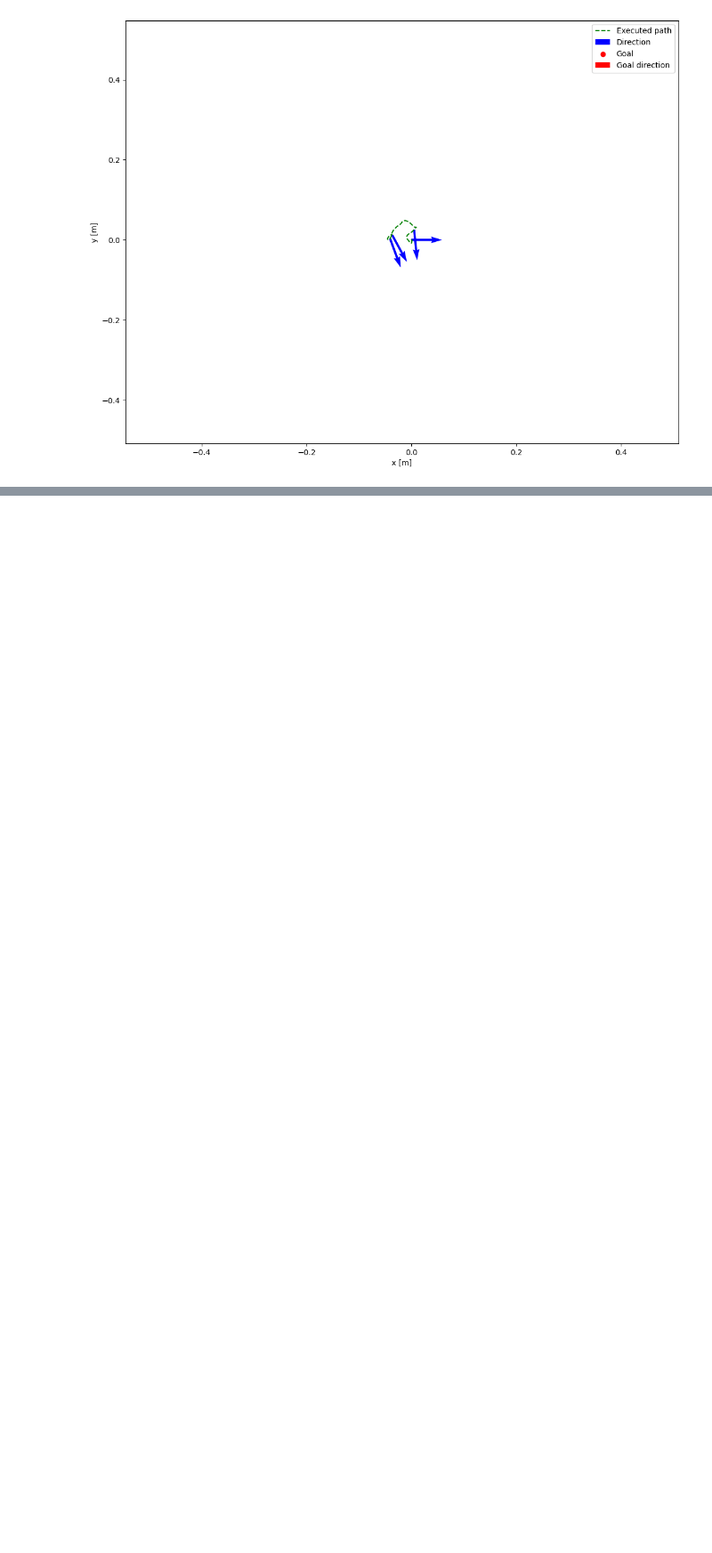
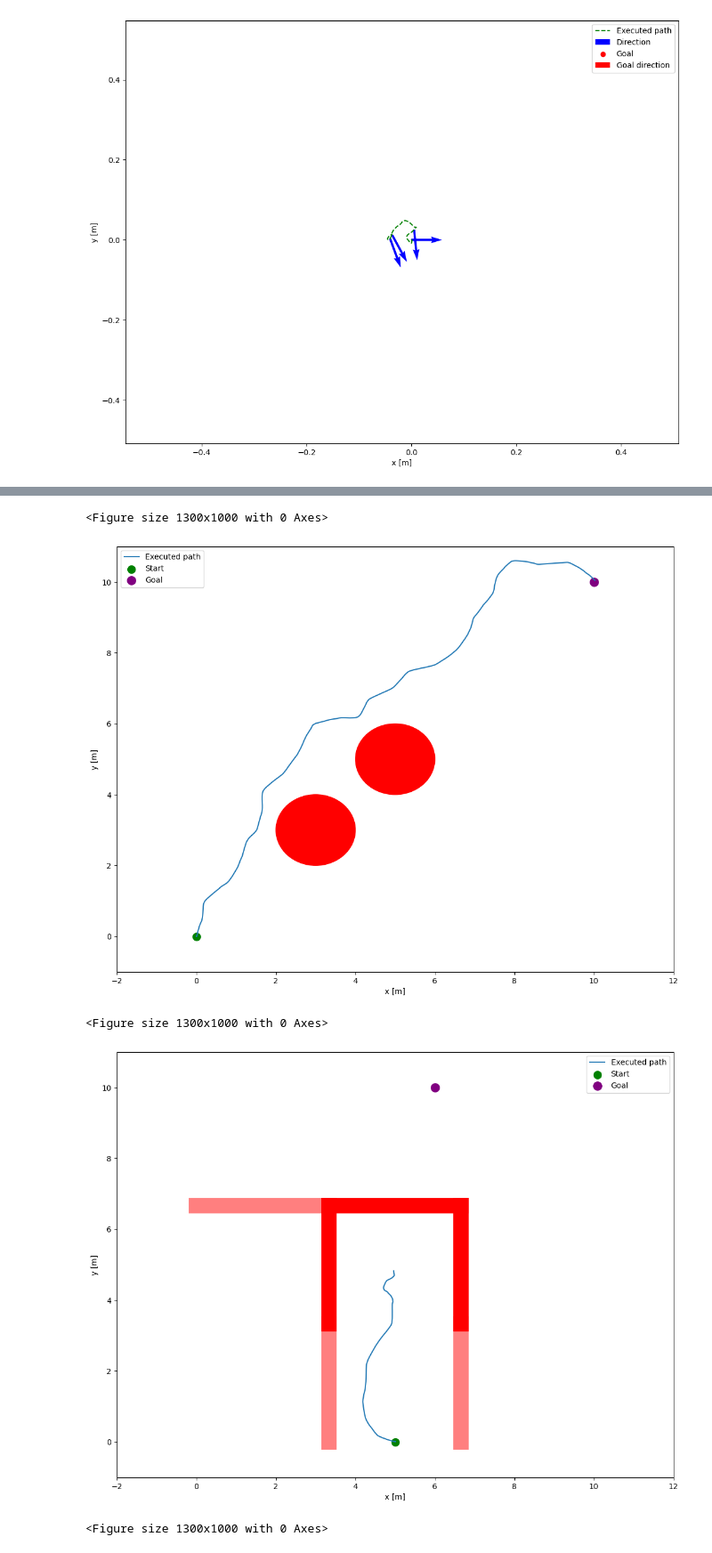
Before and after one commit to AntoSave/mujoco_mpc, a Jupyter notebook: tuning/test.ipynb, the cells around one changed output, grey strips where cells are left out. Shown at 89% size. Drawn from its saved outputs; the diff is of its cells as text; code cells hidden in the pictures; blank space fills up the shorter version.

Commit message:
[ADD] baseline plots

```diff
--- a/tuning/test.ipynb
+++ b/tuning/test.ipynb
@@ -606,0 +743,10 @@ plt.show()
+# %%
+plot_cylinders_env("baseline_2_cylinders")
+plot_swall_env("baseline_2_sliding_walls")
+plot_livingroom_env("baseline_2_living_room")
+# %% [output]
+<Figure size 1300x1000 with 0 Axes>
+[figure, added]
+<Figure size 1300x1000 with 0 Axes>
+[figure, added]
+<Figure size 1300x1000 with 0 Axes>
```
Also changed, not shown: parts of 4 cells of this notebook.
